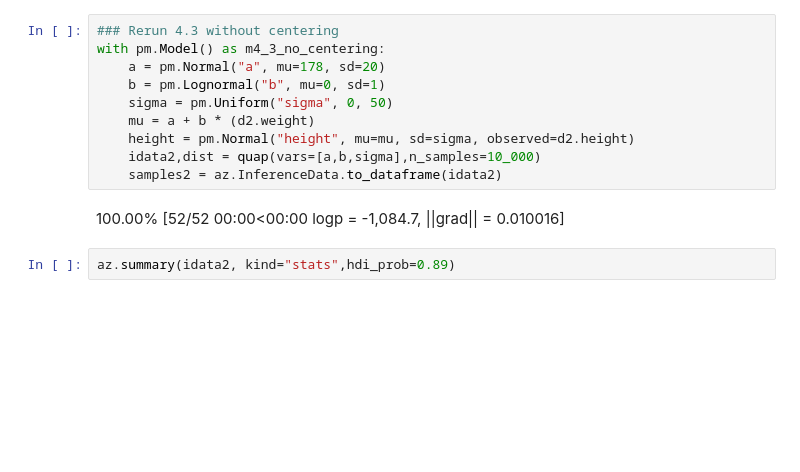
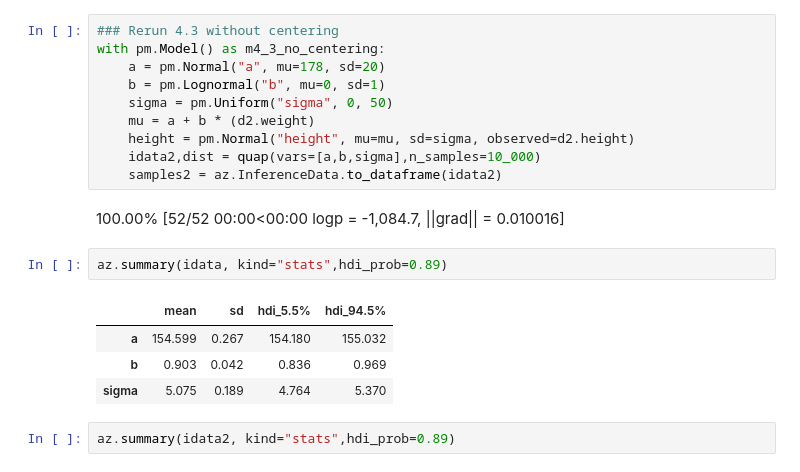
Before and after one commit to edseab/DataScienceStatsSpring2022, a Jupyter notebook: Problem sets/Problem set 1 solutions.ipynb, the cells around one changed output. Drawn from its saved outputs; the diff is of its cells as text; blank space fills up the shorter version.

```diff
--- a/Problem sets/Problem set 1 solutions.ipynb
+++ b/Problem sets/Problem set 1 solutions.ipynb
@@ -197,6 +210,13 @@ with pm.Model() as m4_3_no_centering:
     samples2 = az.InferenceData.to_dataframe(idata2)
 # %% [output]
 100.00% [52/52 00:00<00:00 logp = -1,084.7, ||grad|| = 0.010016]
+# %%
+az.summary(idata, kind="stats",hdi_prob=0.89)
+# %% [output]
+|  | mean | sd | hdi_5.5% | hdi_94.5% |
+| a | 154.599 | 0.267 | 154.180 | 155.032 |
+| b | 0.903 | 0.042 | 0.836 | 0.969 |
+| sigma | 5.075 | 0.189 | 4.764 | 5.370 |
 # %%
 az.summary(idata2, kind="stats",hdi_prob=0.89)
 # %% [output]
```
Also changed, not shown: parts of 6 cells of this notebook, 2 other files.
